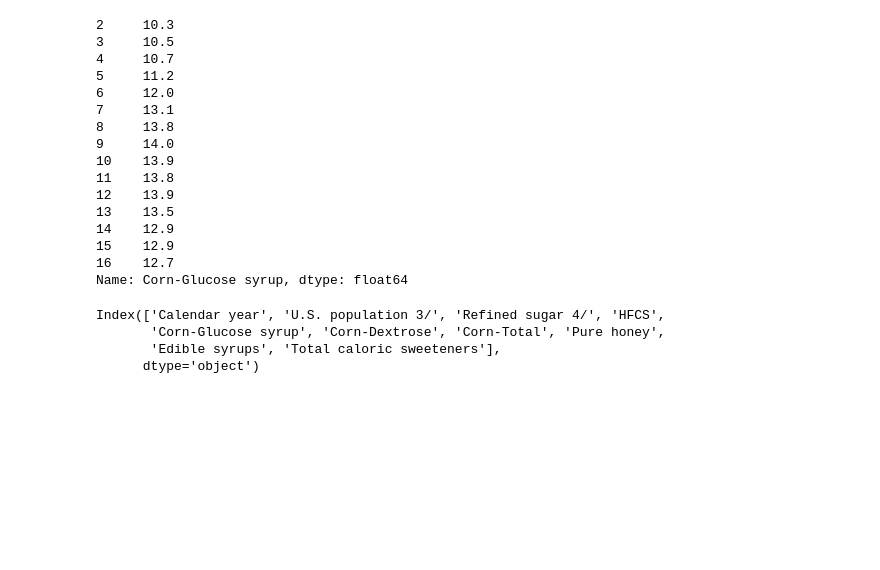
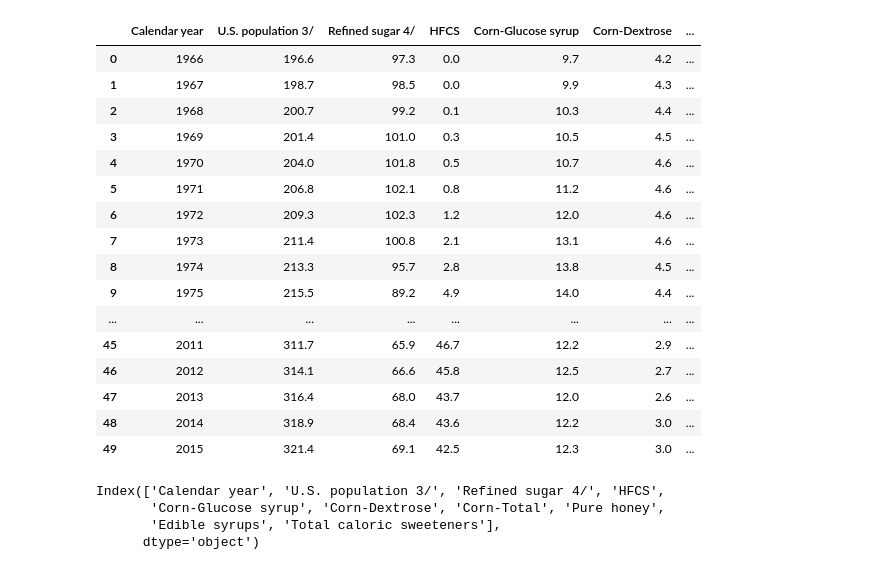
Before and after one commit to dillon-schow/data_analytics_course, a Jupyter notebook: ExercisesByWeek/03-ExecutiveStorytelling/01-viz-story-pres/sugar_usage_america-Mine.ipynb, the cells around one changed output. Drawn from its saved outputs; the diff is of its cells as text; code cells hidden in the pictures; blank space fills up the shorter version.

```diff
--- a/ExercisesByWeek/03-ExecutiveStorytelling/01-viz-story-pres/sugar_usage_america-Mine.ipynb
+++ b/ExercisesByWeek/03-ExecutiveStorytelling/01-viz-story-pres/sugar_usage_america-Mine.ipynb
@@ -16,26 +17,28 @@ os.listdir()
 # %%
 df = pd.read_csv('sugar_usage_table50.csv')
 df.ix[3,'HFCS']
 #why does this round up within the table itself?
 df.iloc[2:17,4]
 #df.iloc[[2:17,4]] gives an error, why? does iloc just not have the capability?
+df
 # %% [output]
-2     10.3
-3     10.5
-4     10.7
-5     11.2
-6     12.0
-7     13.1
-8     13.8
-9     14.0
-10    13.9
-11    13.8
-12    13.9
-13    13.5
-14    12.9
-15    12.9
-16    12.7
-Name: Corn-Glucose syrup, dtype: float64
+|  | Calendar year | U.S. population 3/ | Refined sugar 4/ | HFCS | Corn-Glucose syrup | Corn-Dextrose | ... |
+| 0 | 1966 | 196.6 | 97.3 | 0.0 | 9.7 | 4.2 | ... |
+| 1 | 1967 | 198.7 | 98.5 | 0.0 | 9.9 | 4.3 | ... |
+| 2 | 1968 | 200.7 | 99.2 | 0.1 | 10.3 | 4.4 | ... |
+| 3 | 1969 | 201.4 | 101.0 | 0.3 | 10.5 | 4.5 | ... |
+| 4 | 1970 | 204.0 | 101.8 | 0.5 | 10.7 | 4.6 | ... |
+| 5 | 1971 | 206.8 | 102.1 | 0.8 | 11.2 | 4.6 | ... |
+| 6 | 1972 | 209.3 | 102.3 | 1.2 | 12.0 | 4.6 | ... |
+| 7 | 1973 | 211.4 | 100.8 | 2.1 | 13.1 | 4.6 | ... |
+| 8 | 1974 | 213.3 | 95.7 | 2.8 | 13.8 | 4.5 | ... |
+| 9 | 1975 | 215.5 | 89.2 | 4.9 | 14.0 | 4.4 | ... |
+| ... | ... | ... | ... | ... | ... | ... | ... |
+| 45 | 2011 | 311.7 | 65.9 | 46.7 | 12.2 | 2.9 | ... |
+| 46 | 2012 | 314.1 | 66.6 | 45.8 | 12.5 | 2.7 | ... |
+| 47 | 2013 | 316.4 | 68.0 | 43.7 | 12.0 | 2.6 | ... |
+| 48 | 2014 | 318.9 | 68.4 | 43.6 | 12.2 | 3.0 | ... |
+| 49 | 2015 | 321.4 | 69.1 | 42.5 | 12.3 | 3.0 | ... |
 # %%
 df.columns
 #df.columns.str.strip() would remove whitespace from either side of the name e.g
```
Also changed, not shown: parts of 3 cells of this notebook, 2 other files.
